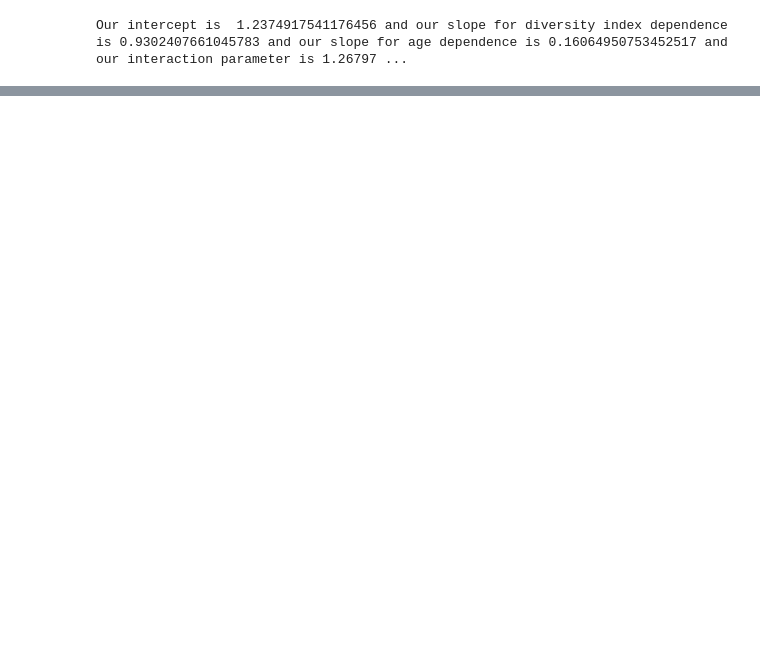
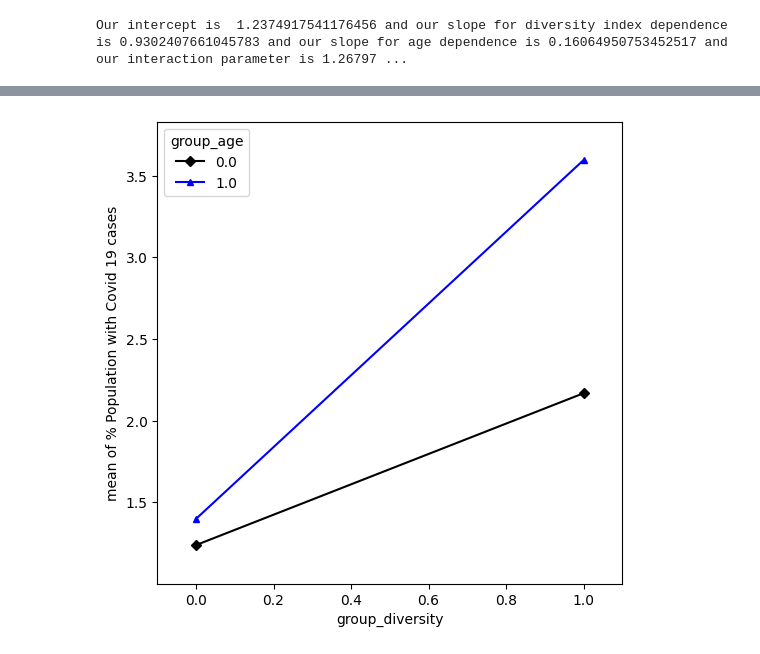
Before and after one commit to sht150/CHE-Math-Project-updated, a Jupyter notebook: Project 1.ipynb, the cells around one changed output, grey strips where cells are left out. Cells and saved outputs as stored; diff of their text form; code cells hidden in the pictures; blank space fills up the shorter version.

```diff
--- a/Project 1.ipynb
+++ b/Project 1.ipynb
@@ -387,3 +393,17 @@ Covariance Type:            nonrobust
 
 Notes:
 [1] Standard Errors assume that the covariance matrix of the errors is correctly specified.
+# %%
+from statsmodels.graphics.factorplots import interaction_plot
+fig, ax = plt.subplots(figsize=(6, 6))
+fig = interaction_plot(
+    x=data["group_diversity"],
+    trace=data["group_age"],
+    response=data["% Population with Covid 19 cases"],
+    colors=["black", "blue"],
+    markers=["D", "^"],
+    ms=5,
+    ax=ax,
+)
+# %% [output]
+[figure, added]
```
Also changed, not shown: parts of 5 cells of this notebook, 1 other file.
